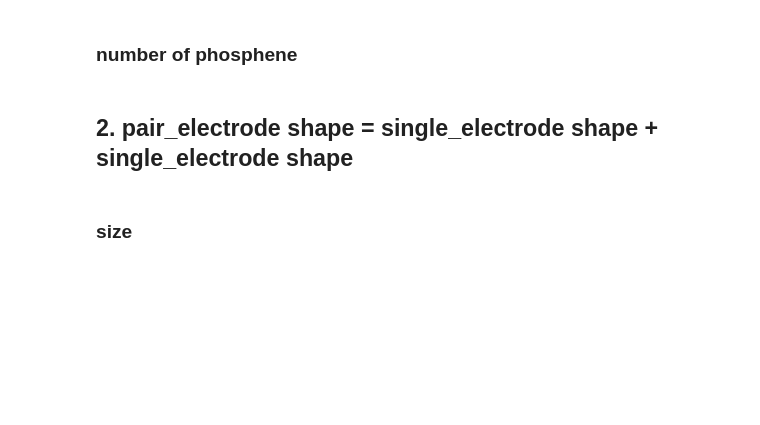
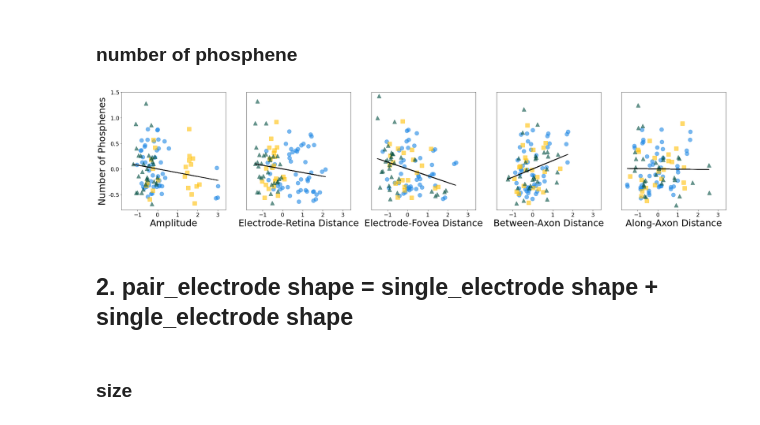
Before and after one commit to bionicvisionlab/2024-ArgusPairs, a Jupyter notebook: analysis/PairedElectrode.ipynb, the cells around one changed output. Saved outputs shown, nothing was run; the diff lists cells and outputs as text; code cells hidden in the pictures; blank space fills up the shorter version.

```diff
--- a/analysis/PairedElectrode.ipynb
+++ b/analysis/PairedElectrode.ipynb
@@ -799,4 +1049,8 @@ for subj in ['12-005','51-009','52-001','All']:
         df_s = df_s.fillna(0)
 
 df_investigate = df_s.copy().reset_index(drop=True)
+# %%
+df_AllSub = df_AllSub[(df_AllSub.amp <3) & (df_AllSub.across < 3) & (df_AllSub.along < 3)].reset_index(drop=True)
+df_investigate = df_investigate[(df_investigate.amp <3) & (df_investigate.across < 3)
+                                & (df_investigate.along < 3)].reset_index(drop=True)
 # %%
@@ -964,6 +1263,9 @@ for subj in ['12-005','51-009','52-001','All']:
         df_s = df_s.fillna(0)
 
 df_investigate = df_s.copy().reset_index(drop=True)
+# %%
+df_AllSub = df_AllSub[(df_AllSub.amp <3) ].reset_index(drop=True)
+df_investigate = df_investigate[(df_investigate.amp <3)].reset_index(drop=True)
 # %%
 fig, axs= plt.subplots(ncols=6, figsize=(42, 7))
 column_lst = ['amp','single_dtf', 'single_dti','between','along','tan']
@@ -1211,7 +1489,8 @@ for label in range(1):
         temp1 = data_single[(data_single['electrode1'] == electrode1) &  (data_single['subject'] == lst.subject[i])  & (data_single['amp1'] == lst.amp1[i]) & (data_single['freq'] == lst.freq[i])].reset_index(drop=True)
         temp2 = data_single[(data_single['electrode1'] == electrode2) &  (data_single['subject'] == lst.subject[i])  & (data_single['amp1'] == lst.amp1[i]) & (data_single['freq'] == lst.freq[i])].reset_index(drop=True)
         double_temp = data_double_temp[(data_double_temp['electrode1'] == electrode1) & ((data_double_temp['electrode2'] == electrode2))& (data_double_temp['subject'] == lst.subject[i]) & (data_double_temp['amp1'] == lst.amp1[i]) & (data_double_temp['freq'] == lst.freq[i])].reset_index(drop=True)
-        close_electrode = too_close(temp1.subject[0], delta_y=100, delta_rot=5)
+        close_electrode = []
+
         if not temp1.empty and not temp2.empty and not double_temp.empty:
             if electrode1 not in close_electrode and electrode2 not in close_electrode:
                 count = 0
@@ -1282,35 +1555,43 @@ df_investigate = df_s.copy().reset_index(drop=True)
+# %%
+df_AllSub = df_AllSub[(df_AllSub.amp <3) & (df_AllSub.across < 3) & (df_AllSub.along < 3)].reset_index(drop=True)
+df_investigate = df_investigate[(df_investigate.amp <3) & (df_investigate.across < 3)
+                                & (df_investigate.along < 3)].reset_index(drop=True)
 # %%
 fig, axs= plt.subplots(ncols=5, figsize=(35, 7))
-column_lst = ['amp','single_dtf', 'single_dti','across','along']
-name_lst = ['Amplitude','Foveal Eccentricity', 'Electrode-Implant Distance','Between-Axonal Distance','Along-Axonal Distance']
+column_lst = ['amp','single_dti', 'single_dtf','across','along']
+name_lst = ['Amplitude','Electrode-Retina Distance', 'Electrode-Fovea Distance','Between-Axon Distance','Along-Axon Distance']
 for dv in range(5):
     reg = LinearRegression().fit(df_AllSub[column_lst[:dv] + column_lst[dv+1 :]], df_AllSub[['double']])
     y_predicted = reg.predict(df_AllSub[column_lst[:dv] + column_lst[dv+1 :]])
     y = df_AllSub[['double']]-y_predicted
 
     reg = LinearRegression().fit(df_AllSub[column_lst[:dv] + column_lst[dv+1 :]], df_AllSub[column_lst[dv]])
     y_predicted = reg.predict(df_AllSub[column_lst[:dv] + column_lst[dv+1 :]])
     x = df_AllSub[column_lst[dv]]-y_predicted
     df_AllSub['x'] = x
     df_AllSub['y'] = y
     subject = ['12-005','51-009','52-001']
     marker_lst = ['o','s','^']
     color_lst = ['#1E88E5', '#FFC107','#004D40']
     for i in range(len(subject)):
         temp = df_AllSub[df_AllSub.subject == subject[i]]
         axs[dv].plot(temp['x'],temp['y'],marker_lst[i], color=color_lst[i],alpha=0.6,markersize=13)
-    axs[dv].legend(subject, loc='upper right',prop={'size': 20})
     reg = LinearRegression().fit(np.array(x).reshape(-1,1),np.array(y).reshape(-1,1))
     y_pred = reg.predict(np.array(x).reshape(-1,1))
     axs[dv].plot(x, y_pred,'-', color="black",linewidth=2)
-#     axs[dv].set(xlabel = name_lst[dv],ylim=(-0.8,1.6),xlim=(-2,3.5))
+    axs[dv].set(xlabel = name_lst[dv],ylim=(-0.8,1.5),xlim=(-1.8,3.4))
     axs[0].set(ylabel = 'Number of Phosphenes')
     axs[dv].tick_params(axis='both',  labelsize=18)
+
+    if dv>0:
+        axs[dv].get_yaxis().set_visible(False)
+    axs[dv].yaxis.set_major_formatter(FormatStrFormatter('%.1f'))
+
     for item in ([axs[dv].xaxis.label, axs[dv].yaxis.label]):
         item.set_fontsize(30)
-#     for item in range(1):
-#         axs[dv].set_xticklabels(labels = '', fontsize=18)
 fig.savefig('/home/yuchen/paper/12f. Double-Electrode Number of Phosphenes.pdf', transparent=True)
+# %% [output]
+[figure, added]
 # %%
 for subj in ['12-005','51-009','52-001','AllSubjects']:
     temp = df_investigate[df_investigate.subject == subj].reset_index(drop=True)
```
Also changed, not shown: parts of 46 cells of this notebook.
